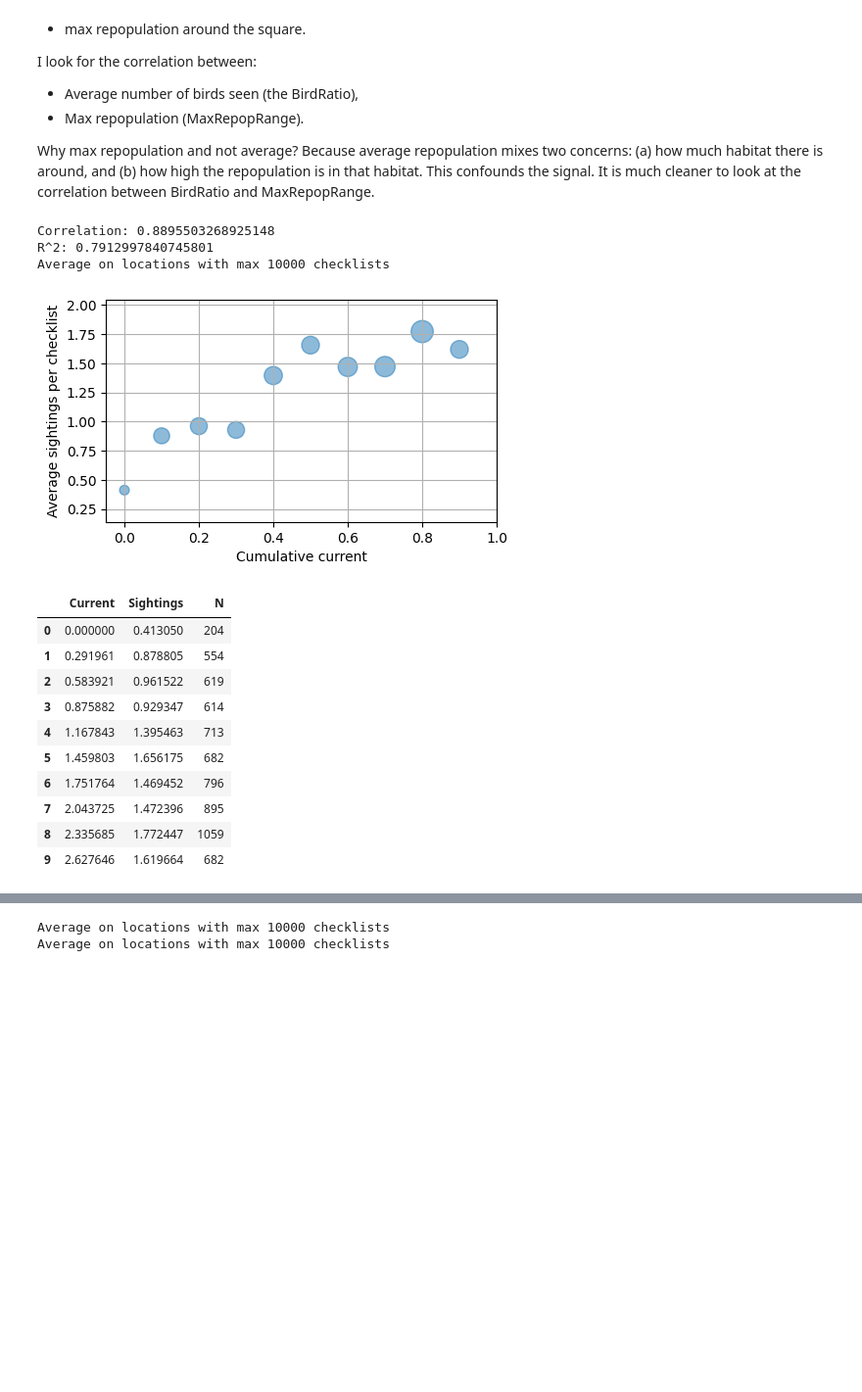
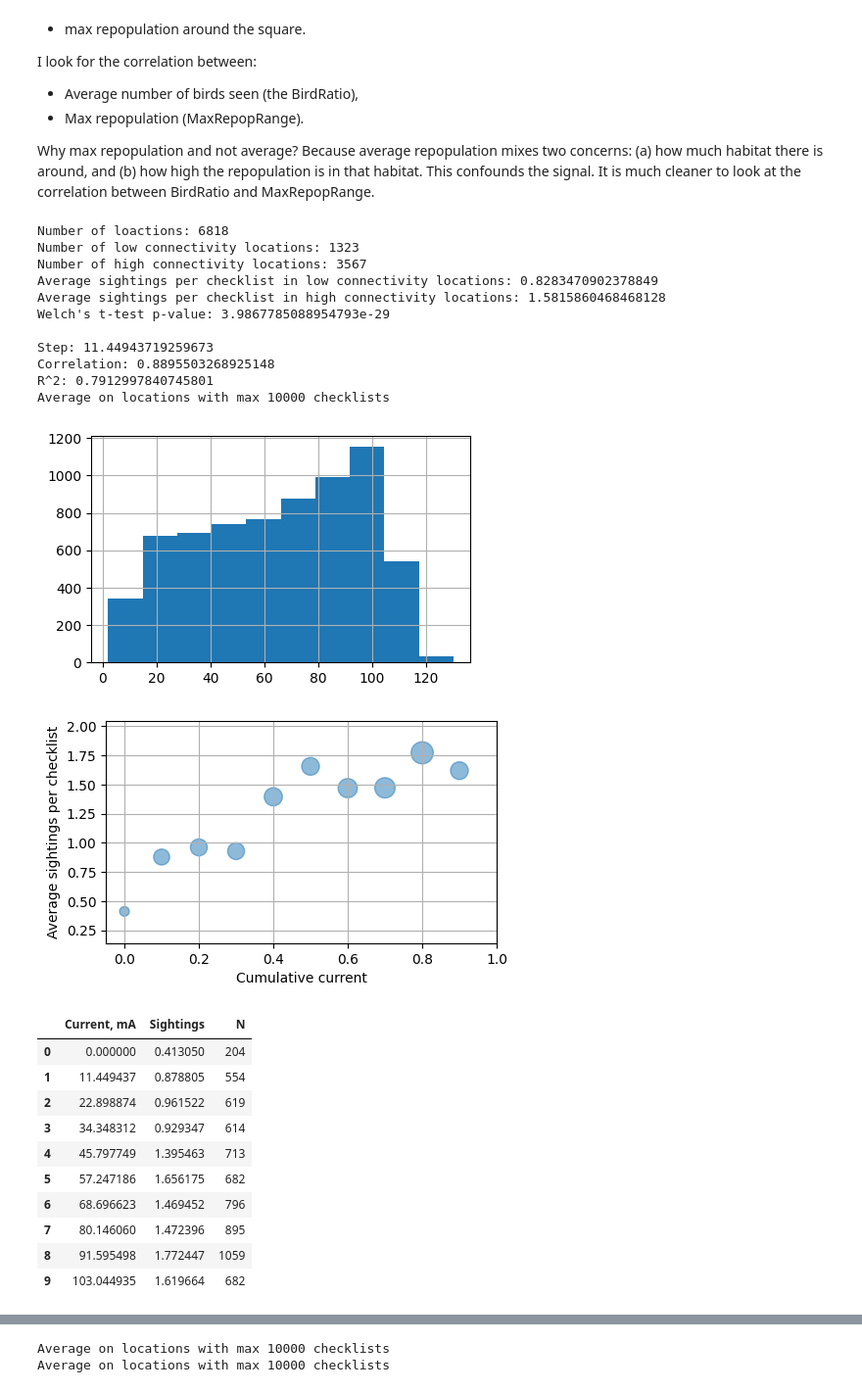
Before and after one commit to ecoscape-earth/ecoscape-connectivity-paper-reproduction, a Jupyter notebook: DisplayValidationResultsOmniscape.ipynb, the cells around one changed output, grey strips where cells are left out. Shown: that part at 98% size. Cells and saved outputs as stored; diff of their text form; code cells hidden in the pictures; blank space fills up the shorter version.

Commit message:
Added welch t-values

```diff
--- a/DisplayValidationResultsOmniscape.ipynb
+++ b/DisplayValidationResultsOmniscape.ipynb
@@ -56,9 +56,10 @@ def plot_bird_ratios_locations(bird, bird_output, max_checklists=100, bird_name=
     obs_csv_path = os.path.join(DATA_PATH, "output", bird_output, val_fn)
     df = read_bird_df(bird_output)
     df = df.loc[lambda r : r["max_hab"] > 0.9]
+    df["max_repop"] = df["max_repop"] * 1000 # Convert to mA
     # Computes the MaxRepopRange correctly according to output range.
-    df["max_repop"] = df.apply(lambda row: row["max_repop"] * 255, axis=1)
     step = df["max_repop"].quantile(0.9) / 9
+    print("Step:", step)
     df["MaxRepopRange"] = df.apply(lambda row: min(9, int(row["max_repop"] / step)) / 10, axis=1)
     sizes = np.array(df.groupby("MaxRepopRange")["Square"].count()) # Counts the locations.
     ys = np.array(df.groupby("MaxRepopRange")["BirdRatio"].mean())
@@ -70,7 +71,7 @@ def plot_bird_ratios_locations(bird, bird_output, max_checklists=100, bird_name=
     print("R^2:", r_square)
     norm = plt.Normalize(vmin=min(sizes), vmax=max(sizes))
     # Generates a dataframe for displaying the underlying data.
-    df_display = pd.DataFrame({"Current": xs * step, "Sightings": ys, "N": sizes})
+    df_display = pd.DataFrame({"Current, mA": xs * 10 * step, "Sightings": ys, "N": sizes})
     fig, ax = plt.subplots()
     ax.scatter(xs, ys, s=sizes / 4, alpha=0.5)
     ax.set_xlabel("Cumulative current")
@@ -87,22 +88,50 @@ def plot_bird_ratios_locations(bird, bird_output, max_checklists=100, bird_name=
     display(HTML(df_display.to_html()))
     df_display.to_latex("Figures/OmniscsapeSightings_vs_Current_{}.tex".format(bird),
                         index=False, float_format="%.3f")
+# %%
+def welch_t_test(bird_output, lower_threshold=1/3, upper_threshold=2/3):
+    val_fn = "validation_cum_currmap.csv"
+    obs_csv_path = os.path.join(DATA_PATH, "output", bird_output, val_fn)
+    df = read_bird_df(bird_output)
+    # limit to squares where max hab > 0.9
+    df = df.loc[lambda r : r["max_hab"] > 0.9]
+    df["max_repop"] = df["max_repop"] * 1000 # Convert to mA
+    df["max_repop"].hist()
+    print("Number of loactions:", len(df))
+    df_low = df.loc[lambda r : r["max_repop"] <= lower_threshold]
+    df_high = df.loc[lambda r : r["max_repop"] >= upper_threshold]
+    print("Number of low connectivity locations:", len(df_low))
+    print("Number of high connectivity locations:", len(df_high))
+    print("Average sightings per checklist in low connectivity locations:", df_low["BirdRatio"].mean())
+    print("Average sightings per checklist in high connectivity locations:", df_high["BirdRatio"].mean())
+    print("Welch's t-test p-value:", stats.ttest_ind(df_low["BirdRatio"], df_high["BirdRatio"], equal_var=False)[1])
 # %%
+welch_t_test("acowoo_CA", lower_threshold=100/3, upper_threshold=200/3)
+print()
 plot_bird_ratios_locations("acowoo", "acowoo_CA", max_checklists=10000, bird_name="Acorn Woodpecker")
 # %% [output]
+Number of loactions: 6818
+Number of low connectivity locations: 1323
+Number of high connectivity locations: 3567
+Average sightings per checklist in low connectivity locations: 0.8283470902378849
+Average sightings per checklist in high connectivity locations: 1.5815860468468128
+Welch's t-test p-value: 3.9867785088954793e-29
+
+Step: 11.44943719259673
 Correlation: 0.8895503268925148
 R^2: 0.7912997840745801
 Average on locations with max 10000 checklists
-[figure, old version]
+[figure, new version]
+[figure, added]
-|  | Current | Sightings | N |
+|  | Current, mA | Sightings | N |
 | 0 | 0.000000 | 0.413050 | 204 |
-| 1 | 0.291961 | 0.878805 | 554 |
-| 2 | 0.583921 | 0.961522 | 619 |
-| 3 | 0.875882 | 0.929347 | 614 |
-| 4 | 1.167843 | 1.395463 | 713 |
-| 5 | 1.459803 | 1.656175 | 682 |
-| 6 | 1.751764 | 1.469452 | 796 |
-| 7 | 2.043725 | 1.472396 | 895 |
-| 8 | 2.335685 | 1.772447 | 1059 |
-| 9 | 2.627646 | 1.619664 | 682 |
+| 1 | 11.449437 | 0.878805 | 554 |
+| 2 | 22.898874 | 0.961522 | 619 |
+| 3 | 34.348312 | 0.929347 | 614 |
+| 4 | 45.797749 | 1.395463 | 713 |
+| 5 | 57.247186 | 1.656175 | 682 |
+| 6 | 68.696623 | 1.469452 | 796 |
+| 7 | 80.146060 | 1.472396 | 895 |
+| 8 | 91.595498 | 1.772447 | 1059 |
+| 9 | 103.044935 | 1.619664 | 682 |
 # %%
```
Also changed, not shown: parts of 2 cells of this notebook, 16 other files.
